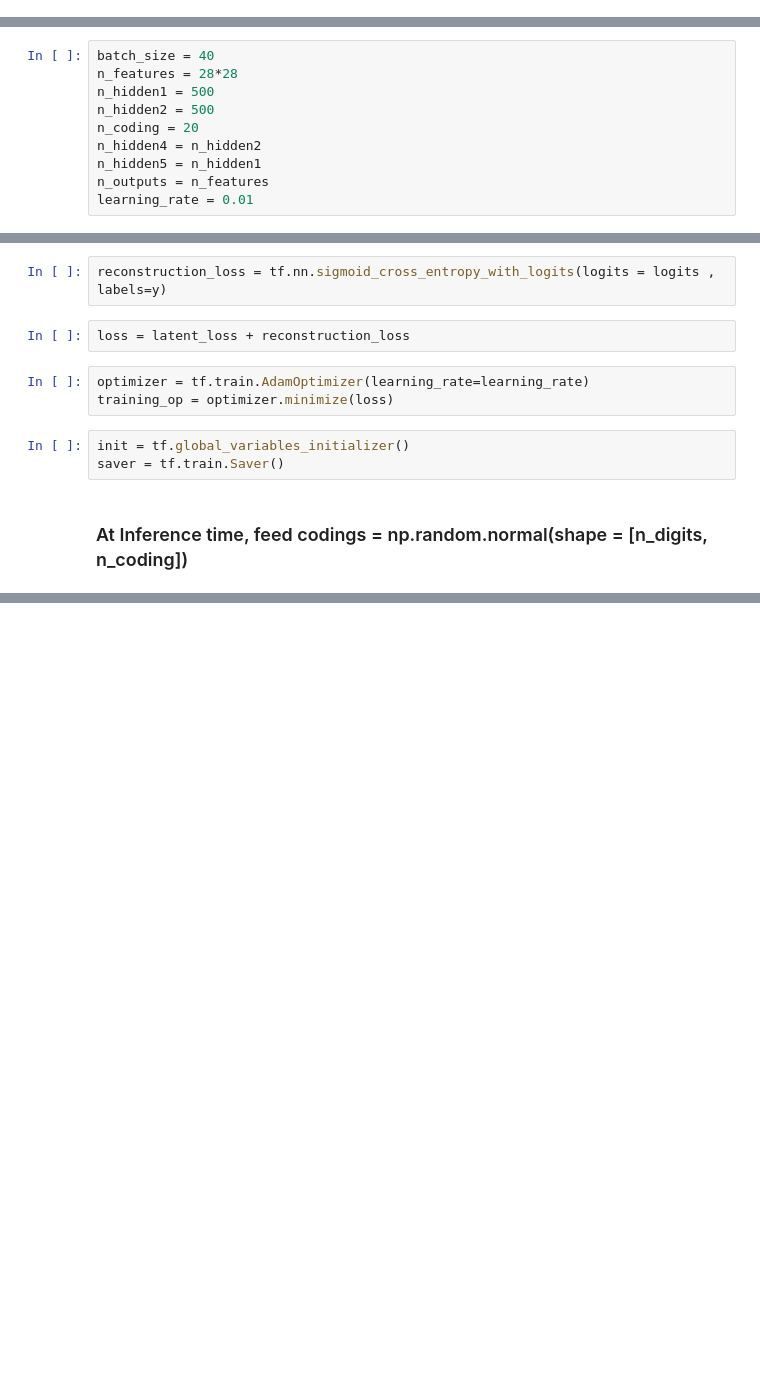
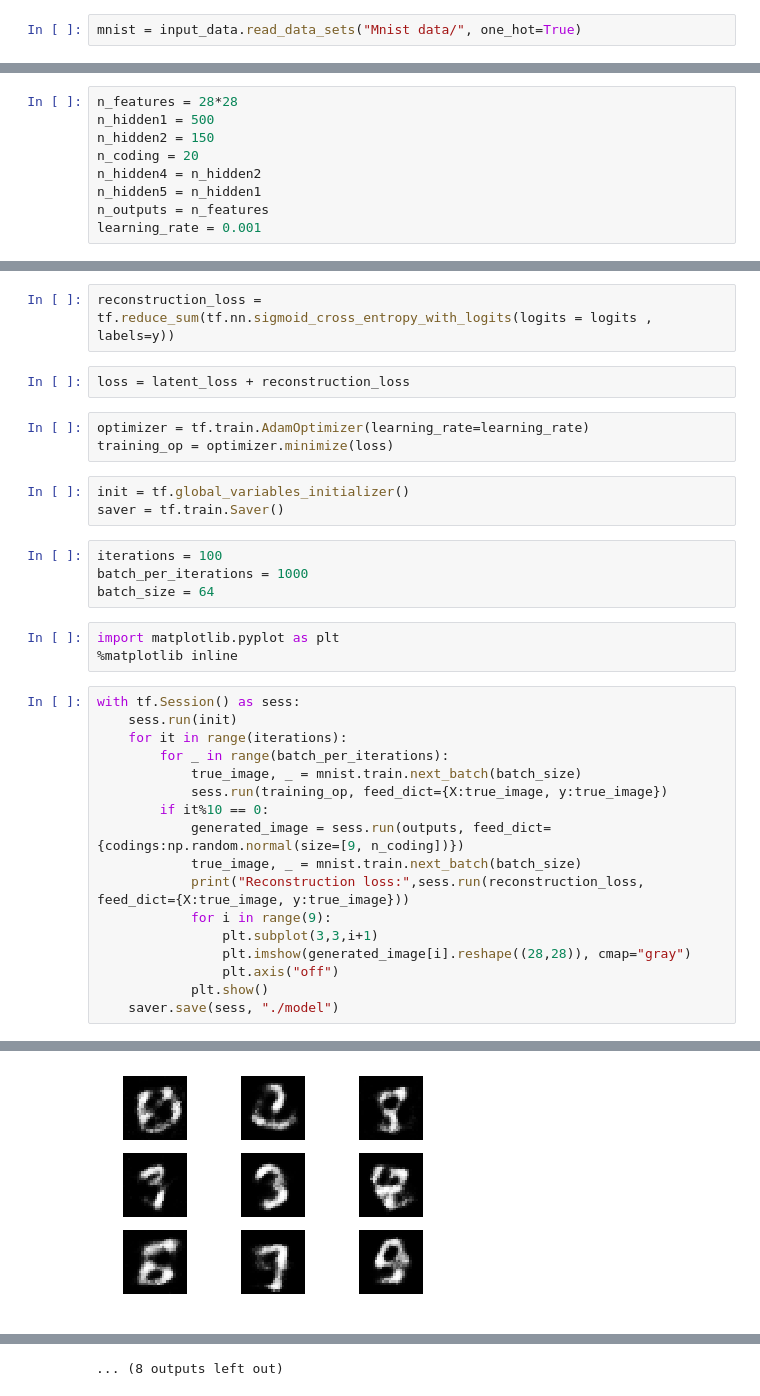
Before and after one commit to manupillai308/VariationalAutoencoders, a Jupyter notebook: VariationalAutoencoders.ipynb, the cells around one changed output, grey strips where cells are left out. Drawn from its saved outputs; the diff is of its cells as text; blank space fills up the shorter version.

```diff
--- a/VariationalAutoencoders.ipynb
+++ b/VariationalAutoencoders.ipynb
@@ -3,0 +6,2 @@ import numpy as np
+# %%
+mnist = input_data.read_data_sets("Mnist data/", one_hot=True)
@@ -4,15 +26,14 @@ import numpy as np
 # %%
 tf.reset_default_graph()
 # %%
-batch_size = 40
 n_features = 28*28
 n_hidden1 = 500
-n_hidden2 = 500
+n_hidden2 = 150
 n_coding = 20
 n_hidden4 = n_hidden2
 n_hidden5 = n_hidden1
 n_outputs = n_features
-learning_rate = 0.01
+learning_rate = 0.001
 # %%
 X = tf.placeholder(shape=[None, n_features], dtype = tf.float32, name = 'X')
 y = tf.placeholder(shape=[None, n_features], dtype = tf.float32, name = 'y')
@@ -34,7 +55,7 @@ outputs = tf.nn.sigmoid(logits)
 # %%
 latent_loss = 0.5 * tf.reduce_sum(tf.square(codings_mean) + tf.exp(codings_gamma)- (1 + codings_gamma))
 # %%
-reconstruction_loss = tf.nn.sigmoid_cross_entropy_with_logits(logits = logits , labels=y)
+reconstruction_loss = tf.reduce_sum(tf.nn.sigmoid_cross_entropy_with_logits(logits = logits , labels=y))
 # %%
 loss = latent_loss + reconstruction_loss
 # %%
@@ -43,5 +64,28 @@ training_op = optimizer.minimize(loss)
 # %%
 init = tf.global_variables_initializer()
 saver = tf.train.Saver()
-# %% [markdown]
-### At Inference time, feed codings = np.random.normal(shape = [n_digits, n_coding])
+# %%
+iterations = 100
+batch_per_iterations = 1000
+batch_size = 64
+# %%
+import matplotlib.pyplot as plt
+%matplotlib inline
+# %%
+with tf.Session() as sess:
+    sess.run(init)
+    for it in range(iterations):
+        for _ in range(batch_per_iterations):
+            true_image, _ = mnist.train.next_batch(batch_size)
+            sess.run(training_op, feed_dict={X:true_image, y:true_image})
+        if it%10 == 0:
+            generated_image = sess.run(outputs, feed_dict={codings:np.random.normal(size=[9, n_coding])})
+            true_image, _ = mnist.train.next_batch(batch_size)
+            print("Reconstruction loss:",sess.run(reconstruction_loss, feed_dict={X:true_image, y:true_image}))
+            for i in range(9):
+                plt.subplot(3,3,i+1)
+                plt.imshow(generated_image[i].reshape((28,28)), cmap="gray")
+                plt.axis("off")
+            plt.show()
+    saver.save(sess, "./model")
+# %% [output]
@@ -47,0 +93 @@ saver = tf.train.Saver()
+[figure, added]
@@ -47,0 +104 @@ saver = tf.train.Saver()
+... (8 outputs left out)
```
Also changed, not shown: parts of 3 cells of this notebook, 11 other files.
